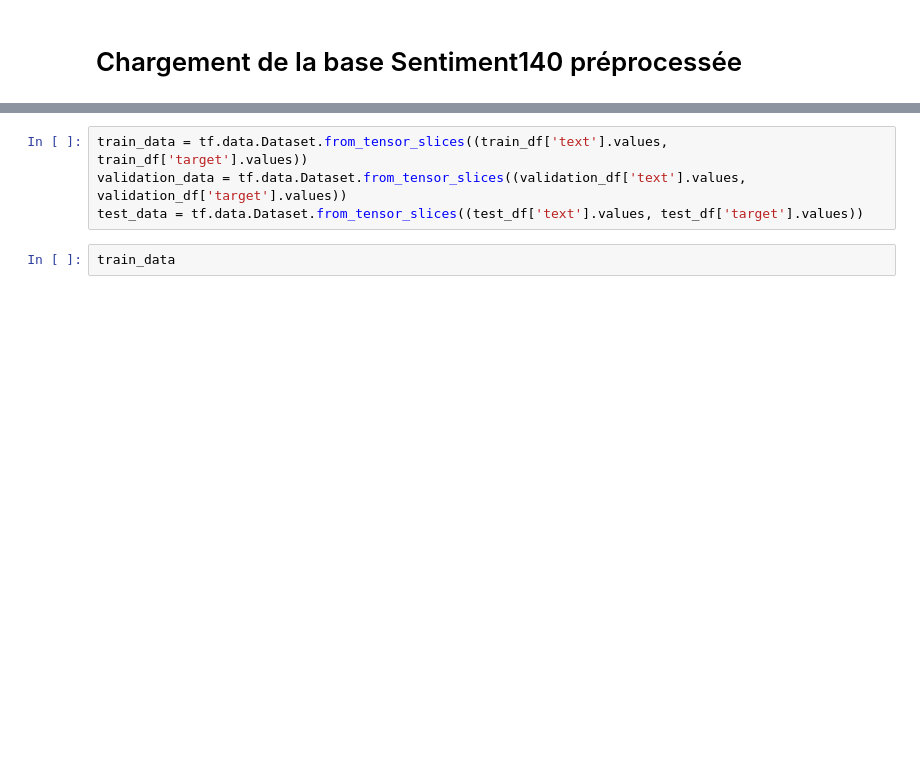
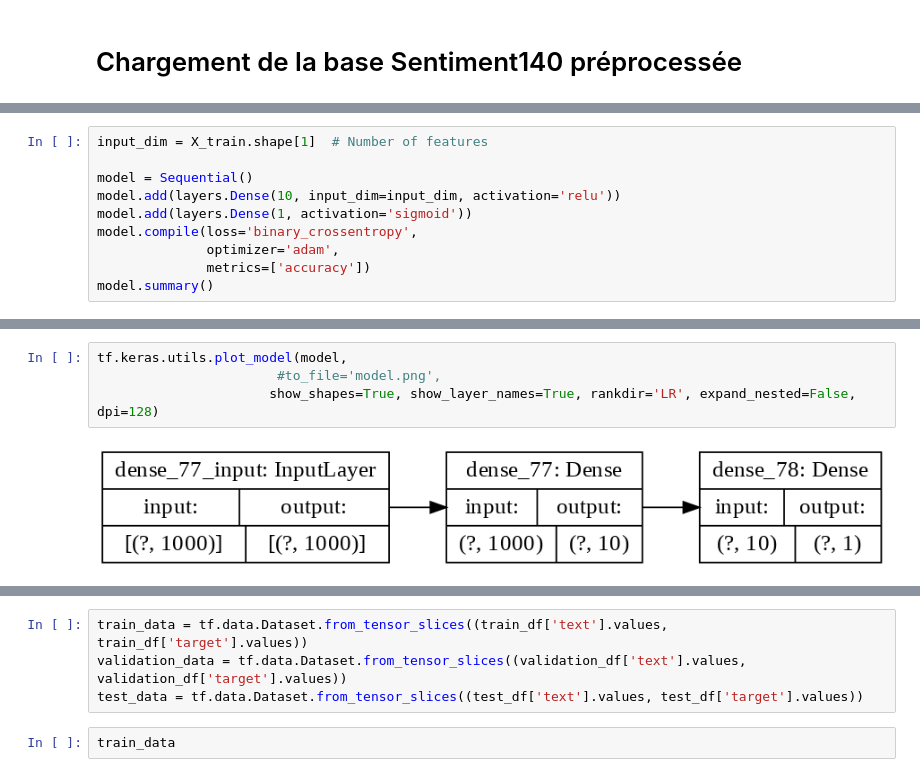
Before and after one commit to baptiste-pasquier/data_2A, a Jupyter notebook: model_NN.ipynb, the cells around one changed output, grey strips where cells are left out. Cells and saved outputs as stored; diff of their text form; blank space fills up the shorter version.

```diff
--- a/model_NN.ipynb
+++ b/model_NN.ipynb
@@ -93,0 +117,10 @@ print(len(X_test), 'validation examples')
+# %%
+input_dim = X_train.shape[1]  # Number of features
+
+model = Sequential()
+model.add(layers.Dense(10, input_dim=input_dim, activation='relu'))
+model.add(layers.Dense(1, activation='sigmoid'))
+model.compile(loss='binary_crossentropy',
+              optimizer='adam',
+              metrics=['accuracy'])
+model.summary()
@@ -93,0 +140,6 @@ print(len(X_test), 'validation examples')
+# %%
+tf.keras.utils.plot_model(model,
+                       #to_file='model.png',
+                      show_shapes=True, show_layer_names=True, rankdir='LR', expand_nested=False, dpi=128)
+# %% [output]
+[figure, added]
```
Also changed, not shown: parts of 49 cells of this notebook, 8 other files.
